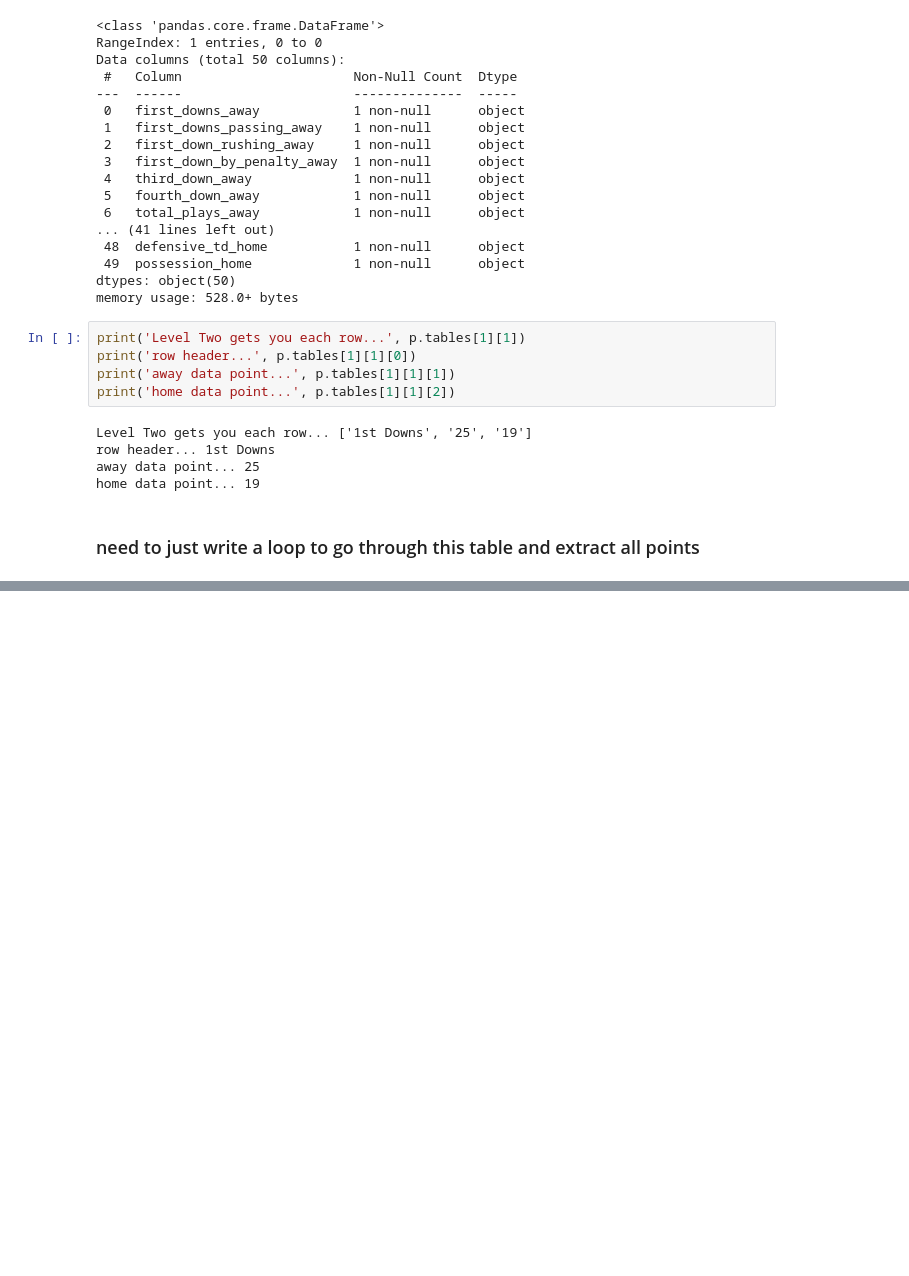
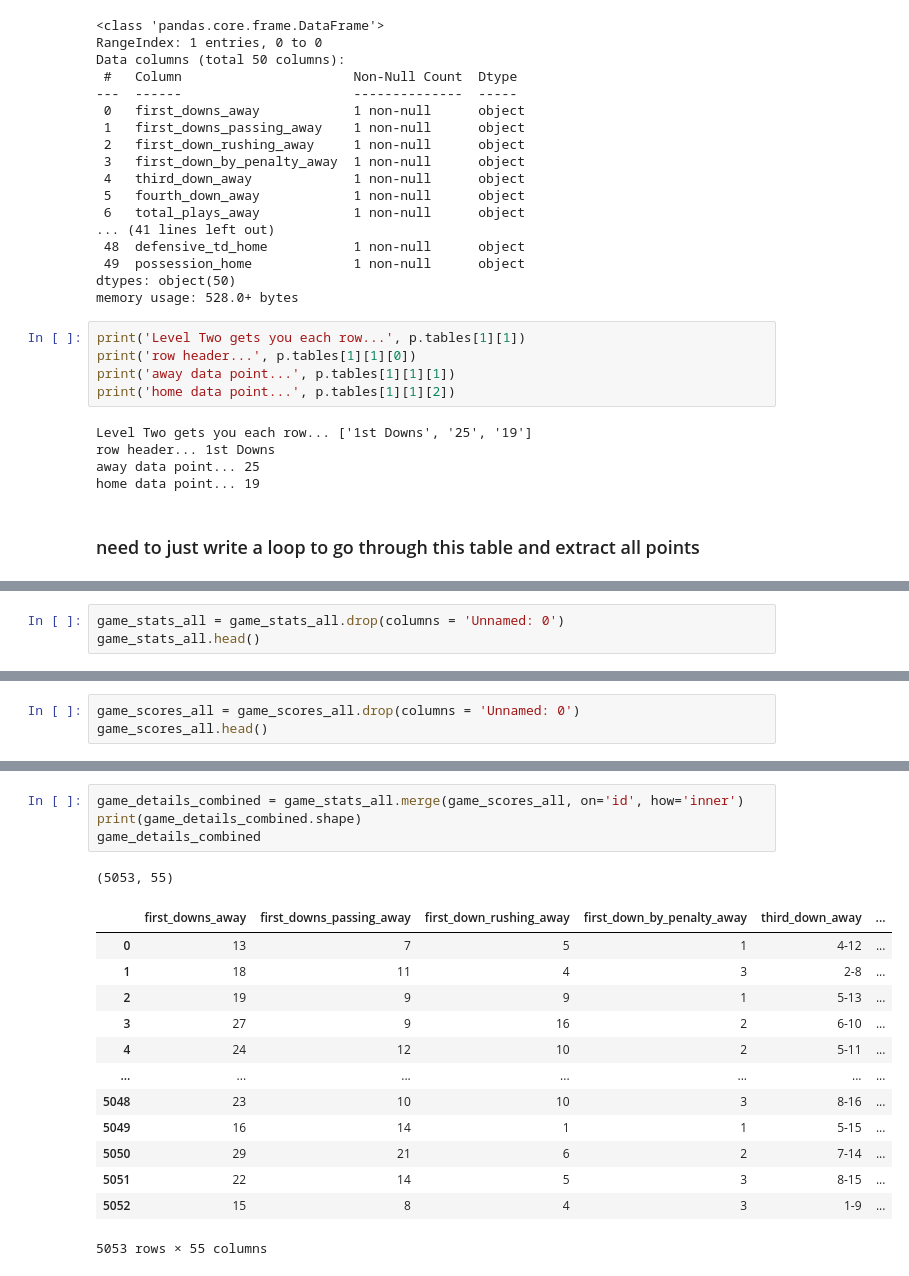
Before and after one commit to lawson-roberts/nfl_statistics, a Jupyter notebook: scrap_nfl_game_stats_explore.ipynb, the cells around one changed output, grey strips where cells are left out. Cells and saved outputs as stored; diff of their text form; blank space fills up the shorter version.

```diff
--- a/scrap_nfl_game_stats_explore.ipynb
+++ b/scrap_nfl_game_stats_explore.ipynb
@@ -527,0 +590,3 @@ game_score_big_df
+# %%
+game_stats_all = game_stats_all.drop(columns = 'Unnamed: 0')
+game_stats_all.head()
@@ -527,0 +601,3 @@ game_score_big_df
+# %%
+game_scores_all = game_scores_all.drop(columns = 'Unnamed: 0')
+game_scores_all.head()
@@ -527,0 +611,19 @@ game_score_big_df
+# %%
+game_details_combined = game_stats_all.merge(game_scores_all, on='id', how='inner')
+print(game_details_combined.shape)
+game_details_combined
+# %% [output]
+(5053, 55)
+|  | first_downs_away | first_downs_passing_away | first_down_rushing_away | first_down_by_penalty_away | third_down_away | ... |
+| 0 | 13 | 7 | 5 | 1 | 4-12 | ... |
+| 1 | 18 | 11 | 4 | 3 | 2-8 | ... |
+| 2 | 19 | 9 | 9 | 1 | 5-13 | ... |
+| 3 | 27 | 9 | 16 | 2 | 6-10 | ... |
+| 4 | 24 | 12 | 10 | 2 | 5-11 | ... |
+| ... | ... | ... | ... | ... | ... | ... |
+| 5048 | 23 | 10 | 10 | 3 | 8-16 | ... |
+| 5049 | 16 | 14 | 1 | 1 | 5-15 | ... |
+| 5050 | 29 | 21 | 6 | 2 | 7-14 | ... |
+| 5051 | 22 | 14 | 5 | 3 | 8-15 | ... |
+| 5052 | 15 | 8 | 4 | 3 | 1-9 | ... |
+5053 rows × 55 columns
```
Also changed, not shown: parts of 22 cells of this notebook, 9 other files.
